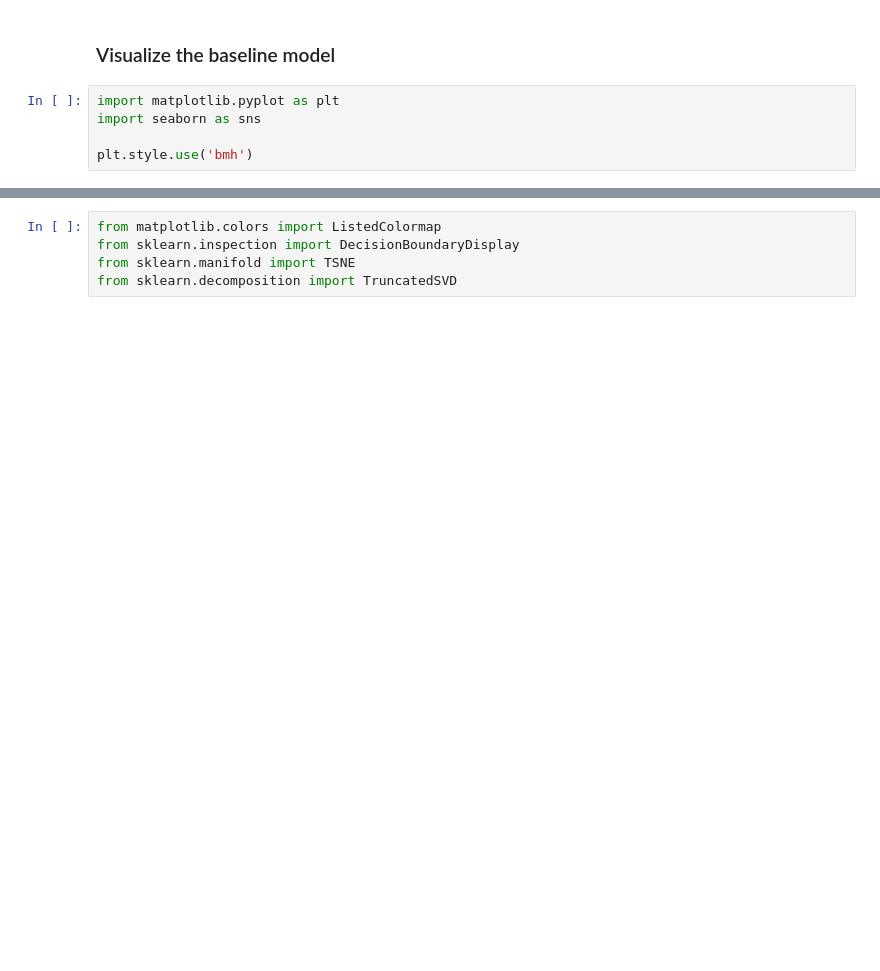
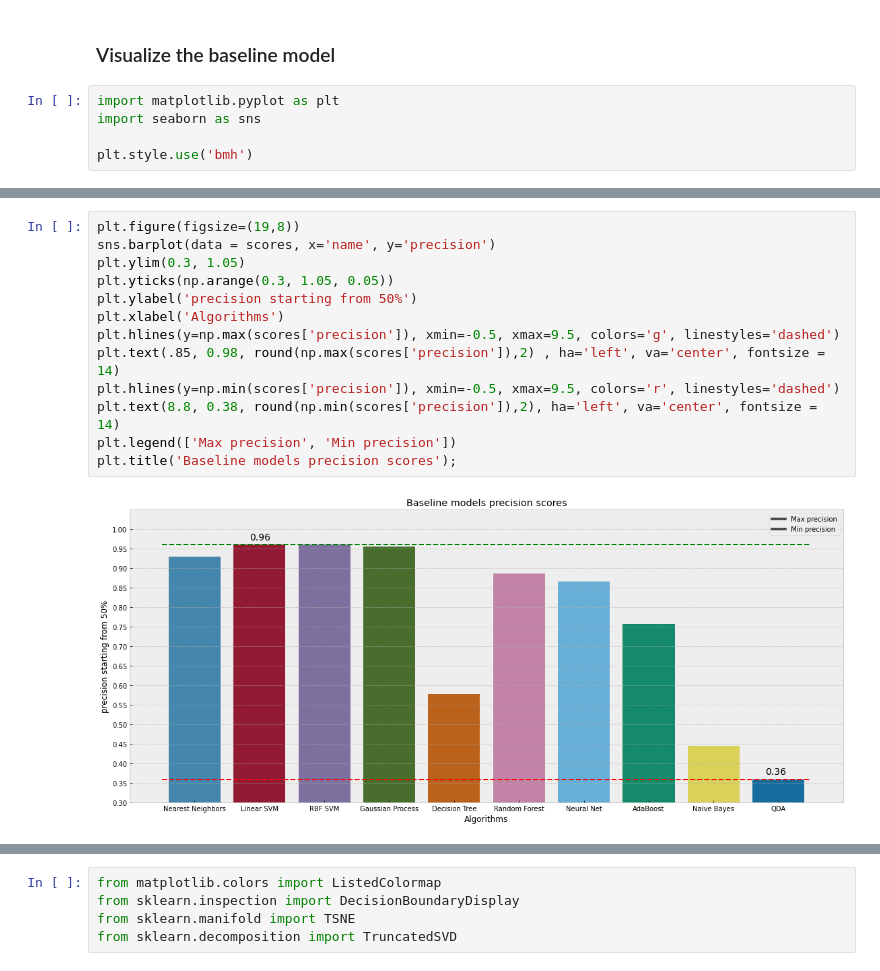
Before and after one commit to CarJung/Churn_exploration, a Jupyter notebook: churn_model.ipynb, the cells around one changed output, grey strips where cells are left out. Saved outputs shown, nothing was run; the diff lists cells and outputs as text; blank space fills up the shorter version.

```diff
--- a/churn_model.ipynb
+++ b/churn_model.ipynb
@@ -248,0 +268,15 @@ plt.title('Baseline models scores');
+# %%
+plt.figure(figsize=(19,8))
+sns.barplot(data = scores, x='name', y='precision')
+plt.ylim(0.3, 1.05)
+plt.yticks(np.arange(0.3, 1.05, 0.05))
+plt.ylabel('precision starting from 50%')
+plt.xlabel('Algorithms')
+plt.hlines(y=np.max(scores['precision']), xmin=-0.5, xmax=9.5, colors='g', linestyles='dashed')
+plt.text(.85, 0.98, round(np.max(scores['precision']),2) , ha='left', va='center', fontsize = 14)
+plt.hlines(y=np.min(scores['precision']), xmin=-0.5, xmax=9.5, colors='r', linestyles='dashed')
+plt.text(8.8, 0.38, round(np.min(scores['precision']),2), ha='left', va='center', fontsize = 14)
+plt.legend(['Max precision', 'Min precision'])
+plt.title('Baseline models precision scores');
+# %% [output]
+[figure, added]
```
Also changed, not shown: parts of 28 cells of this notebook.
